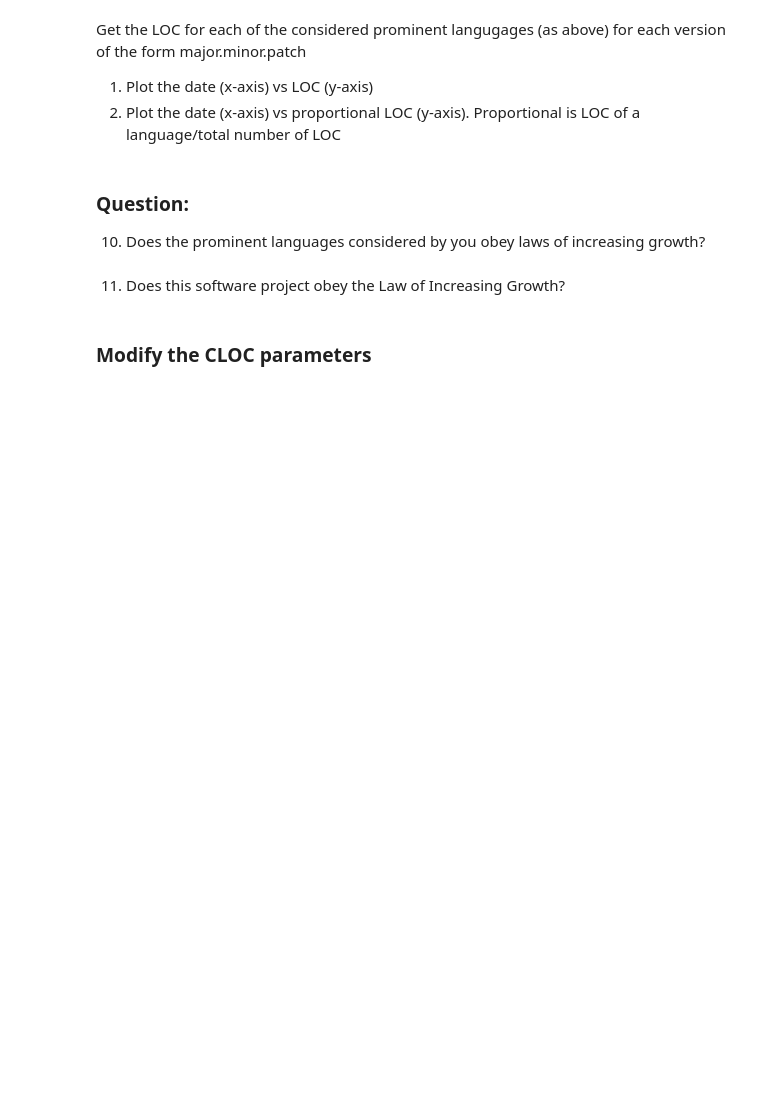
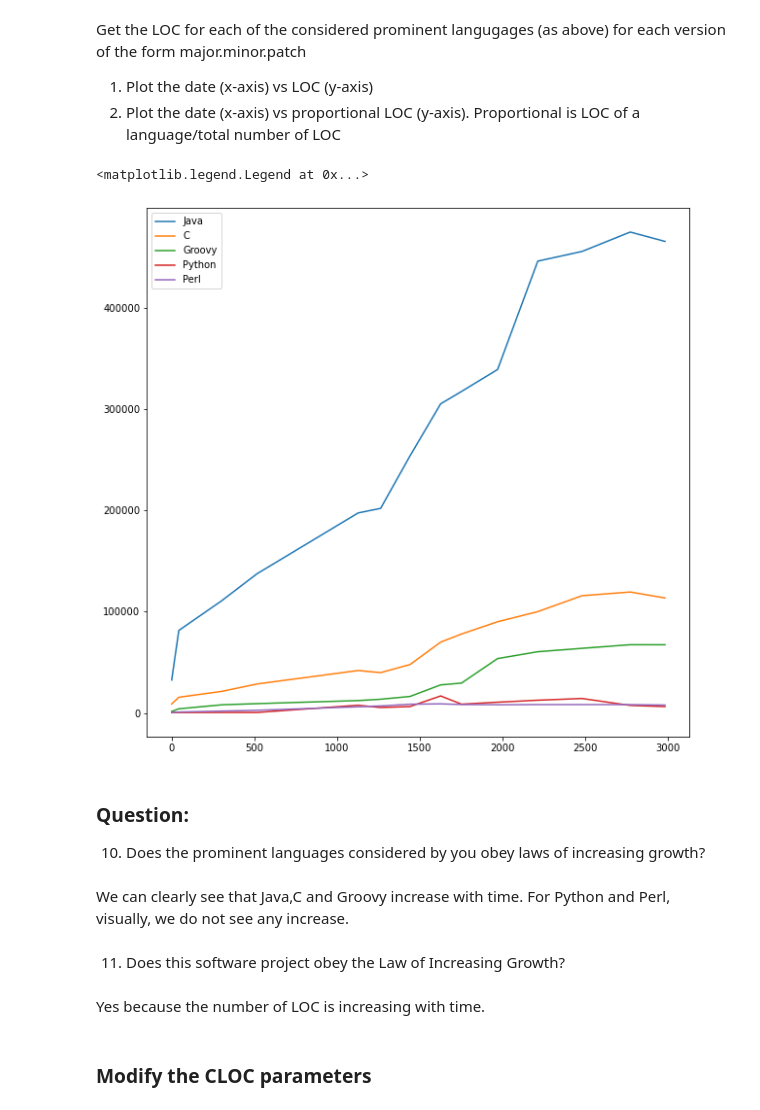
Before and after one commit to GuillaumeKerckhofs/SoftwareEvolution_TP2_2023, a Jupyter notebook: TP2_section2.ipynb, the cells around one changed output. Saved outputs shown, nothing was run; the diff lists cells and outputs as text; code cells hidden in the pictures; blank space fills up the shorter version.

```diff
--- a/TP2_section2.ipynb
+++ b/TP2_section2.ipynb
@@ -431,10 +490,41 @@ Get the LOC for each of the considered prominent langugages (as above) for each
 # %%
 # Your plotting code here
+
+X = df2[["relative_day"]]
+
+fig, ax = plt.subplots(1, 1, figsize=(10,10))
+
+y1 = []
+y2 = []
+y3 = []
+y4 = []
+y5 = []
+
+for i in range(len(java_LOC)):
+    y1.append(java_LOC[i][0])
+    y2.append(c_LOC[i][0])
+    y3.append(groovy_LOC[i][0])
+    y4.append(python_LOC[i][0])
+    y5.append(perl_LOC[i][0])
+
+ax.plot(X, y1, label='Java')
+ax.plot(X, y2, label='C')
+ax.plot(X, y3, label='Groovy')
+ax.plot(X, y4, label='Python')
+ax.plot(X, y5, label='Perl')
+ax.legend()
+# %% [output]
+<matplotlib.legend.Legend at 0x...>
+[figure, added]
 # %% [markdown]
 ### Question:
 10. Does the prominent languages considered by you obey laws of increasing growth?
+# %% [markdown]
+We can clearly see that Java,C and Groovy increase with time. For Python and Perl, visually, we do not see any increase.
 # %% [markdown]
 11. Does this software project obey the Law of Increasing Growth?
+# %% [markdown]
+Yes because the number of LOC is increasing with time.
 # %% [markdown]
 ### Modify the CLOC parameters
 # %% [markdown]
```
Also changed, not shown: parts of 19 cells of this notebook.
